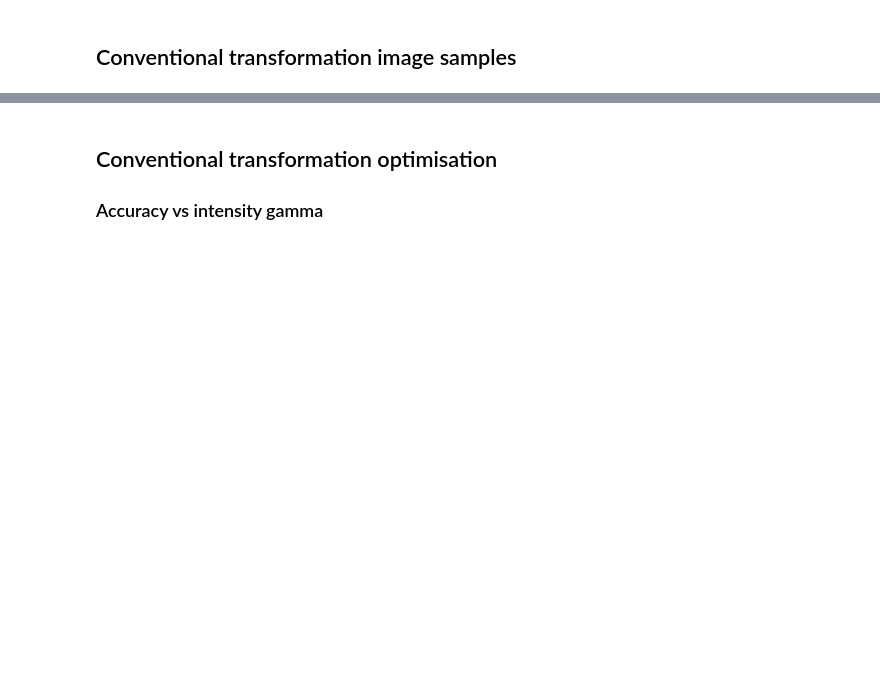
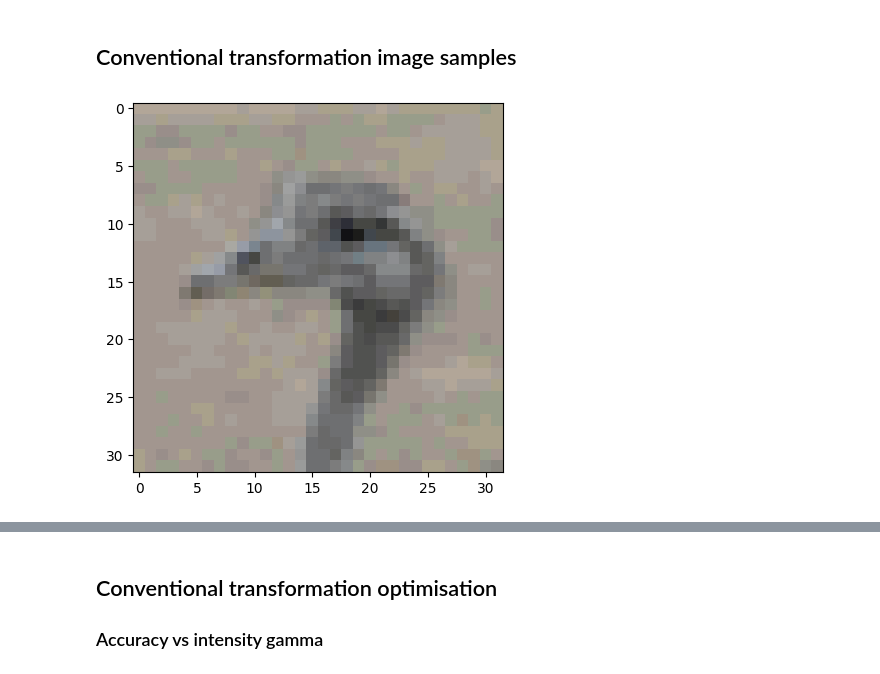
Before and after one commit to ar929/syn-data-comp, a Jupyter notebook: reproduce_results.ipynb, the cells around one changed output, grey strips where cells are left out. Drawn from its saved outputs; the diff is of its cells as text; code cells hidden in the pictures; blank space fills up the shorter version.

```diff
--- a/reproduce_results.ipynb
+++ b/reproduce_results.ipynb
@@ -193,3 +194,10 @@ plt.show()
 [figure]
 # %% [markdown]
 ## Conventional transformation image samples
+# %%
+test_img = cv2.imread('data/bird_example.png')
+test_img = cv2.cvtColor(test_img, cv2.COLOR_BGR2RGB)
+plt.imshow(test_img)
+plt.show()
+# %% [output]
+[figure, added]
```
Also changed, not shown: parts of 7 cells of this notebook, 2 other files.
